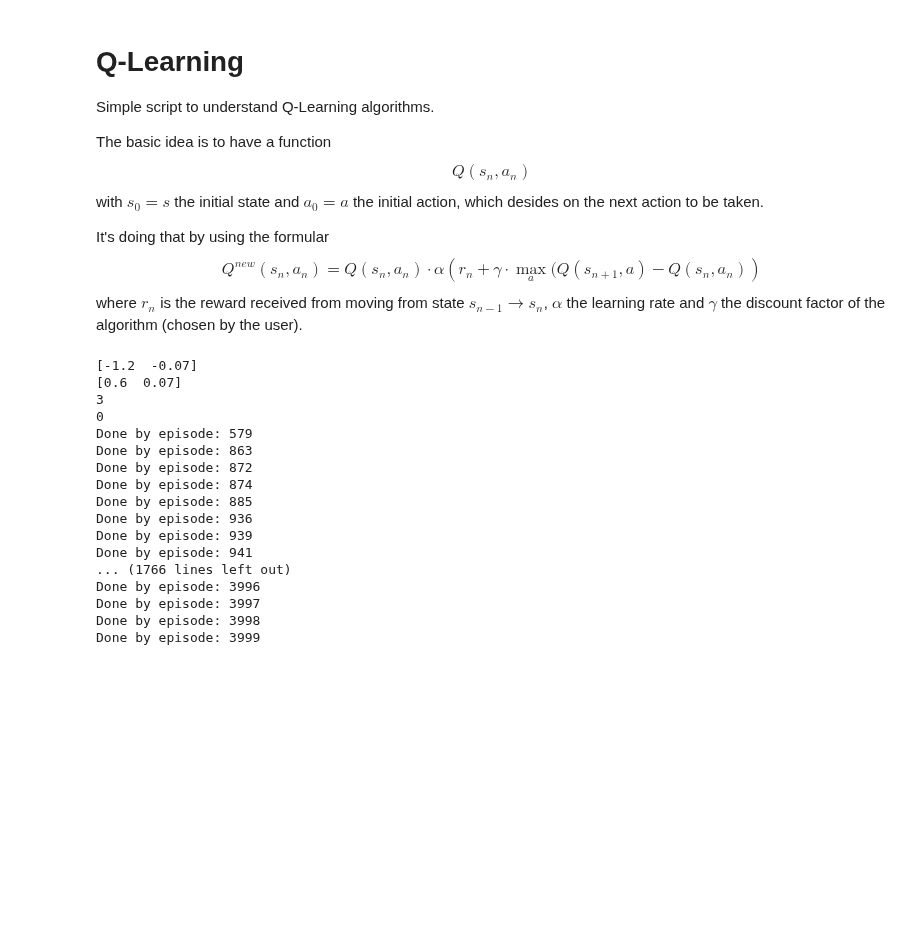
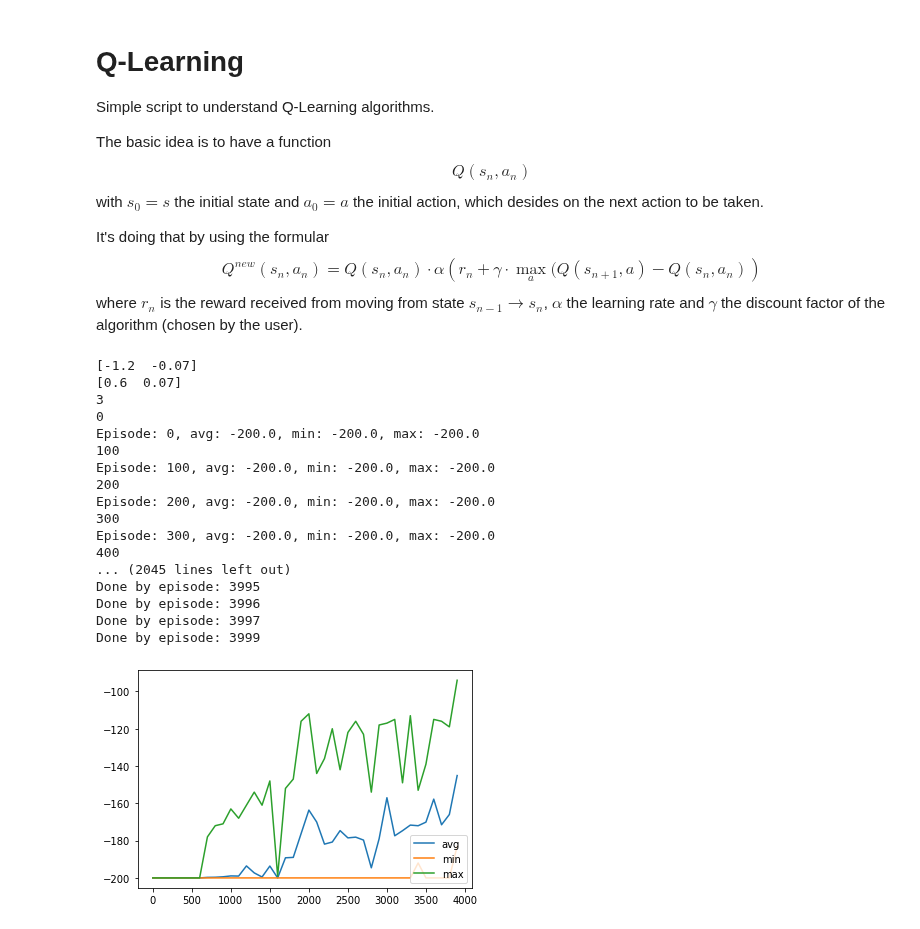
Before and after one commit to philsupertramp/chess, a Jupyter notebook: ml/Q-Learning.ipynb, the cells around one changed output. Drawn from its saved outputs; the diff is of its cells as text; code cells hidden in the pictures; blank space fills up the shorter version.

```diff
--- a/ml/Q-Learning.ipynb
+++ b/ml/Q-Learning.ipynb
@@ -21,10 +21,9 @@ Q(s_{n}, a_{n}) \cdot
 $$
 where $r_n$ is the reward received from moving from state $s_{n-1} \rightarrow s_n$, $\alpha$ the learning rate and $\gamma$ the discount factor of the algorithm (chosen by the user).
 # %%
-
-
 import gym
 import numpy as np
+import matplotlib.pyplot as plt
 
 env = gym.make('MountainCar-v0')
 
@@ -36,10 +35,10 @@ LEARNING_RATE = 0.1
 # how important are future actions? 0 not, 1.0 ignore prior
 DISCOUNT = 0.95
 # number of iterations in "generations"
-EPISODES = 4000
+EPISODES = 4_000
 
 # display info every SHOW_EVERY episode
-SHOW_EVERY = 2000
+SHOW_EVERY = 100
 
 # should be tested
 number_buckets = 20
@@ -61,6 +60,11 @@ high = 0
 q_table = np.random.uniform(low=low, high=high, size=(DISCRETE_OS_SIZE + [env.action_space.n]))
 
 
+# list of rewards per episode
+ep_rewards = list()
+# aggregated rewards for each episode
+aggr_ep_rewards = {'ep': list(), 'avg': list(), 'min': list(), 'max': list()}
+
 def get_discrete_state(state):
     discrete_state = (state - env.observation_space.low)/discrete_os_win_size
     return tuple(discrete_state.astype(int))
@@ -75,6 +79,7 @@ for episode in range(EPISODES):
 
     discrete_state_coords = get_discrete_state(env.reset())
 
+    episode_reward = 0
 
     done = False
     while not done:
@@ -82,42 +87,62 @@ for episode in range(EPISODES):
             action = np.argmax(q_table[discrete_state_coords])
         else:
             action = np.random.randint(0, env.action_space.n)
         new_state, reward, done, _ = env.step(action)
 
         new_discrete_state_coords = get_discrete_state(new_state)
-        if render:
-            env.render()
+        #if render:
+        #    env.render()
 
         if not done:
             max_future_q = np.max(q_table[new_discrete_state_coords])
             current_q = q_table[discrete_state_coords + (action, )]
 
             new_q = (1-LEARNING_RATE) * current_q + LEARNING_RATE * (reward + DISCOUNT * max_future_q)
 
             q_table[discrete_state_coords + (action, )] = new_q
         elif new_state[0] >= env.goal_position:
             q_table[discrete_state_coords + (action, )] = 0
             print(f"Done by episode: {episode}")
 
         discrete_state_coords = new_discrete_state_coords
+        episode_reward += reward
+
+    ep_rewards.append(episode_reward)
+    if not episode % SHOW_EVERY:
+        aggr_ep_rewards['ep'].append(episode)
+        aggr_ep_rewards['min'].append(min(ep_rewards[-SHOW_EVERY:]))
+        aggr_ep_rewards['max'].append(max(ep_rewards[-SHOW_EVERY:]))
+        avg = sum(ep_rewards[-SHOW_EVERY:])/len(ep_rewards[-SHOW_EVERY:])
+        aggr_ep_rewards['avg'].append(avg)
+
+        print(f'Episode: {episode}, avg: {avg}, min: {min(ep_rewards[-SHOW_EVERY:])}, max: {max(ep_rewards[-SHOW_EVERY:])}')
+
+
     if END_EPSILON_DECAYING >= episode >= START_EPSILON_DECAYING:
         epsilon -= epsilon_decay_value
 env.close()
+
+plt.plot(aggr_ep_rewards['ep'], aggr_ep_rewards['avg'], label='avg')
+plt.plot(aggr_ep_rewards['ep'], aggr_ep_rewards['min'], label='min')
+plt.plot(aggr_ep_rewards['ep'], aggr_ep_rewards['max'], label='max')
+plt.legend(loc=2)
+plt.show()
 # %% [output]
 [-1.2  -0.07]
 [0.6  0.07]
 3
 0
-Done by episode: 579
-Done by episode: 863
-Done by episode: 872
-Done by episode: 874
-Done by episode: 885
-Done by episode: 936
-Done by episode: 939
-Done by episode: 941
-... (1766 lines left out)
+Episode: 0, avg: -200.0, min: -200.0, max: -200.0
+100
+Episode: 100, avg: -200.0, min: -200.0, max: -200.0
+200
+Episode: 200, avg: -200.0, min: -200.0, max: -200.0
+300
+Episode: 300, avg: -200.0, min: -200.0, max: -200.0
+400
+... (2045 lines left out)
+Done by episode: 3995
 Done by episode: 3996
 Done by episode: 3997
-Done by episode: 3998
 Done by episode: 3999
+[figure, added]
```
Also changed, not shown: parts of 1 cell of this notebook, 2 other files.
